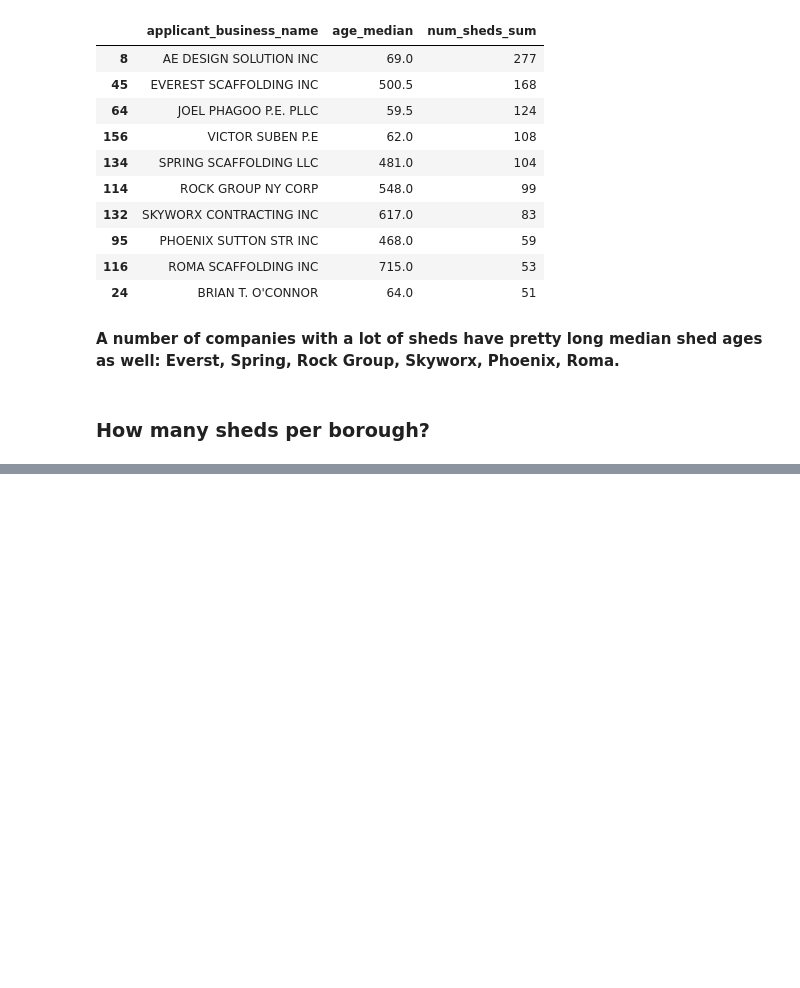
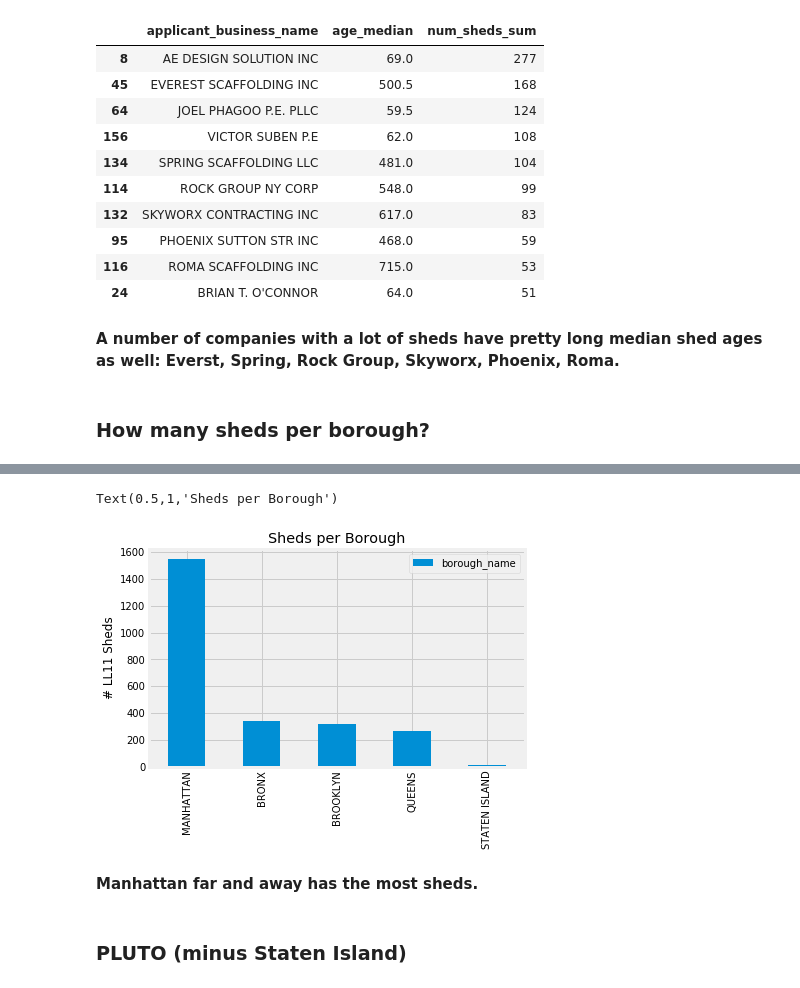
Before and after one commit to scheids1/Sidewalk_Sheds, a Jupyter notebook: Sidewalk_Sheds.ipynb, the cells around one changed output, grey strips where cells are left out. Saved outputs shown, nothing was run; the diff lists cells and outputs as text; code cells hidden in the pictures; blank space fills up the shorter version.

```diff
--- a/Sidewalk_Sheds.ipynb
+++ b/Sidewalk_Sheds.ipynb
@@ -268,7 +249,0 @@ facilities.head(3)
-# %%
-#Changing datatype so they merge
-dobmap_11['bin_number'] = dobmap_11['bin_number'].astype(str)
-shed_pub = dobmap_11.merge(facilities, left_on='bin_number', right_on='bin')
-print(dobmap_11.shape)
-print(shed_pub.shape)
-shed_pub.head()
@@ -325,0 +250,3 @@ pluto.columns
+# %%
+boro = pd.DataFrame(dobmap_11['borough_name'].value_counts())
+boro
@@ -325,0 +260,11 @@ pluto.columns
+# %%
+boro.plot(kind='bar')
+plt.ylabel("# LL11 Sheds")
+plt.title("Sheds per Borough")
+# %% [output]
+Text(0.5,1,'Sheds per Borough')
+[figure, added]
+# %% [markdown]
+**Manhattan far and away has the most sheds.**
+# %% [markdown]
+### PLUTO (minus Staten Island)
```
Also changed, not shown: parts of 45 cells of this notebook.
